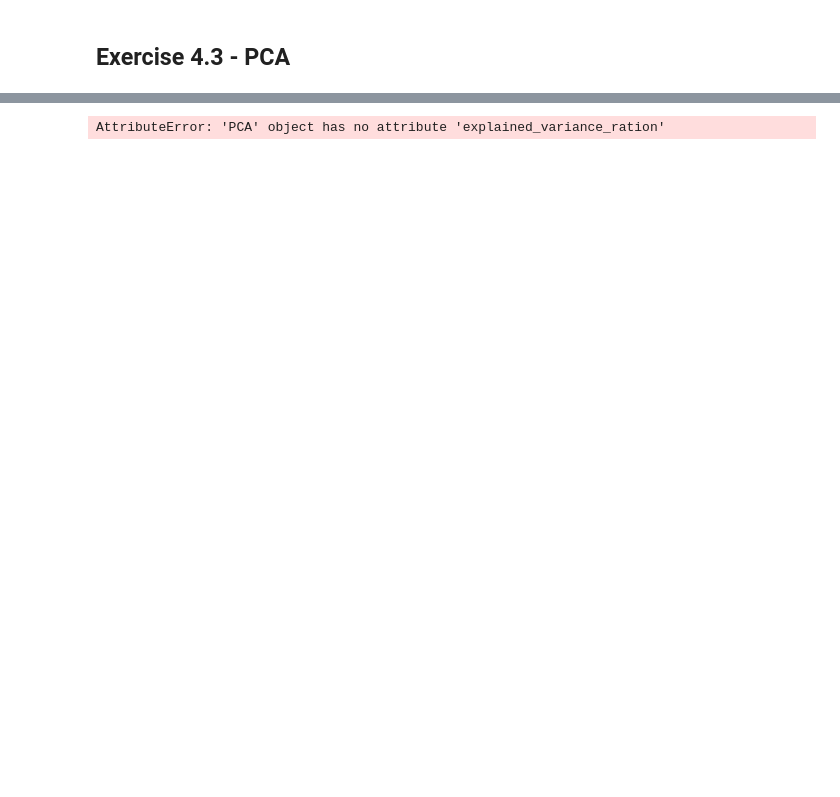
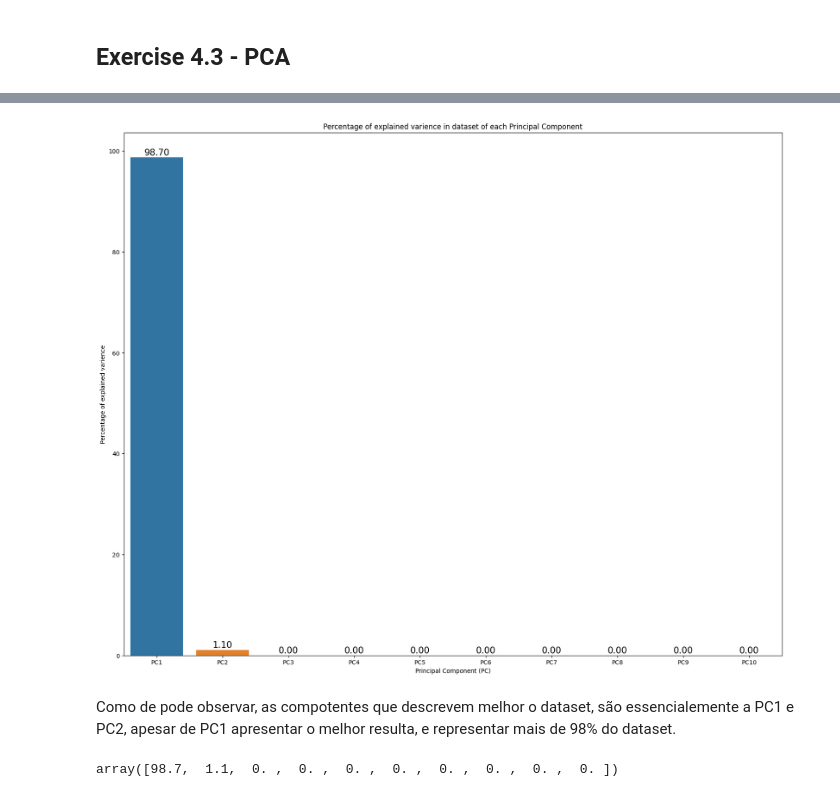
Before and after one commit to PugtgYosuky/clf-human-activities, a Jupyter notebook: src/project.ipynb, the cells around one changed output, grey strips where cells are left out. Drawn from its saved outputs; the diff is of its cells as text; code cells hidden in the pictures; blank space fills up the shorter version.

```diff
--- a/src/project.ipynb
+++ b/src/project.ipynb
@@ -689,20 +718,36 @@ Index([], dtype='object')
 # %%
-# scaled_data = StandardScaler().fit_transform(features_data.T)
+scaled_data = StandardScaler().fit_transform(features_data.T)
 # %%
-# pca = PCA()
-# pca.fit(scaled_data)
-# pca_data = pca.transform(scaled_data)
+pca = PCA(n_components=10)
+pca.fit(scaled_data)
+pca_data = pca.transform(scaled_data)
 # %%
-# # calculate percentage variation of each principal component
-# percentage_var = np.round(pca.explained_variance_ration * 100, decimals=1)
+# calculate percentage variation of each principal component
+percentage_var = np.round(pca.explained_variance_ratio_ * 100, decimals=1)
-# %% [output]
-AttributeError: 'PCA' object has no attribute 'explained_variance_ration'
 # %%
-# # labels of each principal component
-# labels = [f'PC{x}' for x in range(1, len(percentage_var) + 1)]
+# labels of each principal component
+labels = [f'PC{x}' for x in range(1, len(percentage_var) + 1)]
 # %%
-# plt.bar(x=np.arange(len(percentage_var)), height=percentage_var, tick_label=labels)
-# plt.xlabel('principal component')
-# plt.ylabel('Percentage of explained varience')
-# plt.show()
+plt.figure(figsize=(20, 16))
+plots = sns.barplot(x='Principal Component', y='Percentage of explained varience',
+                    data={'Principal Component' : labels,
+                         'Percentage of explained varience': percentage_var})
+for bar in plots.patches:
+    plots.annotate(format(bar.get_height(), '.2f'),
+                   (bar.get_x() + bar.get_width() / 2,
+                    bar.get_height()), ha='center', va='center',
+                   size=15, xytext=(0, 8),
+                   textcoords='offset points')
+plt.xlabel('Principal Component (PC)')
+plt.ylabel('Percentage of explained varience')
+plt.title('Percentage of explained varience in dataset of each Principal Component')
+plt.show()
+# %% [output]
+[figure, added]
+# %% [markdown]
+Como de pode observar, as compotentes que descrevem melhor o dataset, são essencialemente a PC1 e PC2, apesar de PC1 apresentar o melhor resulta, e representar mais de 98% do dataset.
+# %%
+np.round(100 * pca.explained_variance_ratio_, decimals=1)
+# %% [output]
+array([98.7,  1.1,  0. ,  0. ,  0. ,  0. ,  0. ,  0. ,  0. ,  0. ])
 # %%
```
Also changed, not shown: parts of 56 cells of this notebook, 3 other files.
